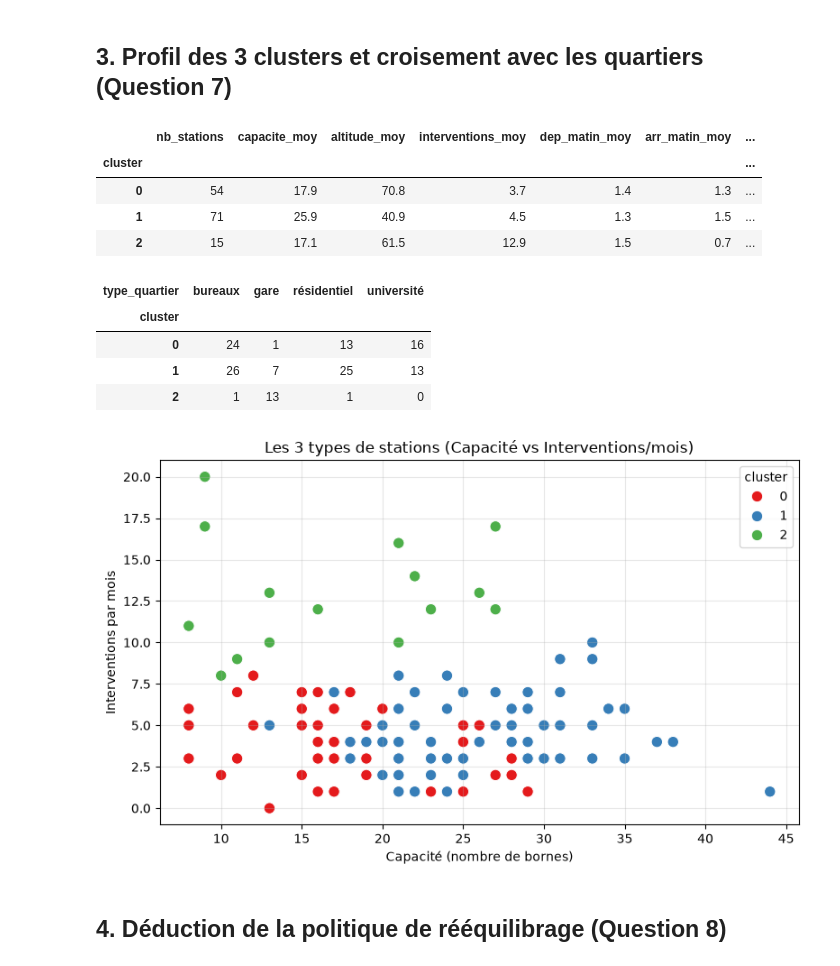
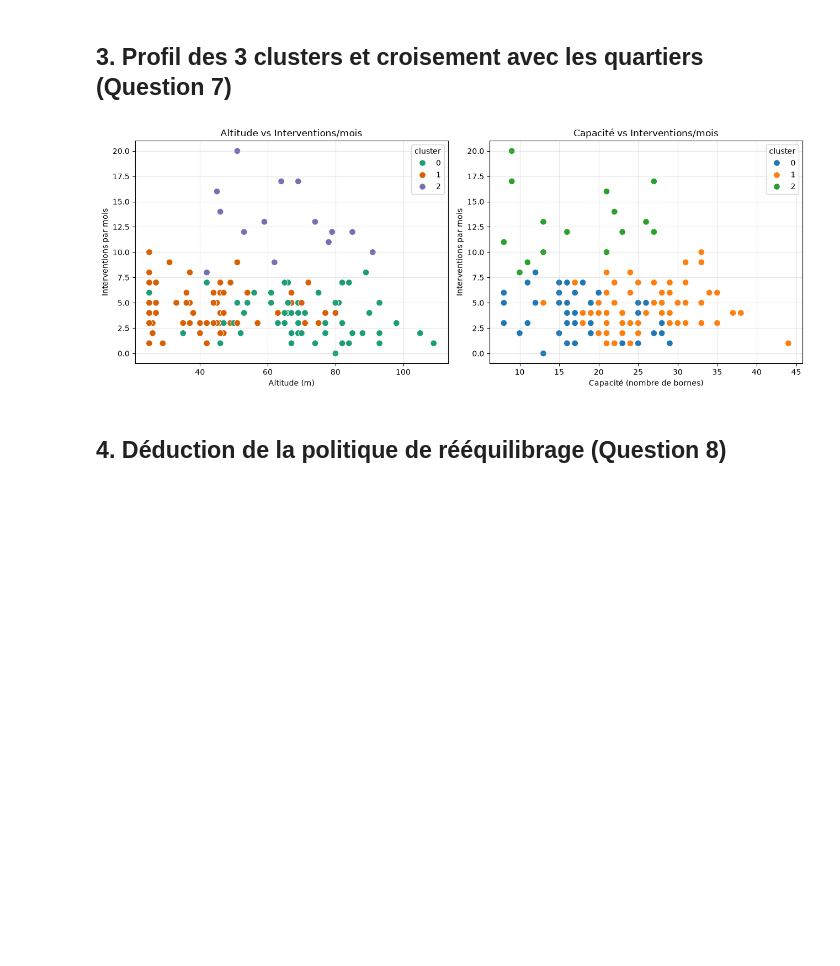
Before and after one commit to 6draps-katia/CityCycle, a Jupyter notebook: notebooks/D_q7_exploration .ipynb, the cells around one changed output. Saved outputs shown, nothing was run; the diff lists cells and outputs as text; code cells hidden in the pictures; blank space fills up the shorter version.

Commit message:
[Q7-Q8]:ajout analyse K-Means, politique de rééquilibrage

```diff
--- a/notebooks/D_q7_exploration .ipynb
+++ b/notebooks/D_q7_exploration .ipynb
@@ -84,49 +182,46 @@ plt.show()
 # %% [markdown]
 ## 3. Profil des 3 clusters et croisement avec les quartiers (Question 7)
 # %%
-df_stations["cluster"] = KMeans(n_clusters=3, n_init=10, random_state=42).fit_predict(X)
-df_profil["cluster"] = df_stations["cluster"].values
+import matplotlib.pyplot as plt
+import seaborn as sns
 
-resume = df_profil.groupby("cluster").agg(
-    nb_stations=("station", "count"),
-    capacite_moy=("capacite", "mean"),
-    altitude_moy=("altitude_m", "mean"),
-    interventions_moy=("interventions_mois", "mean"),
-    dep_matin_moy=("dep_matin", "mean"),
-    arr_matin_moy=("arr_matin", "mean"),
-    taux_vidage_moy=("taux_vidage", "mean"),
-).round(1)
 
-display(resume)
-display(pd.crosstab(df_stations["cluster"], df_stations["type_quartier"]))
+fig, axes = plt.subplots(1, 2, figsize=(13, 5))
 
-plt.figure(figsize=(8, 5))
+# 1. Altitude vs Interventions/mois
+sns.scatterplot(
+    data=df_stations,
+    x="altitude_m",
+    y="interventions_mois",
+    hue="cluster",
+    palette="tab10",
+    s=70,
+    ax=axes[0],
+)
+axes[0].set_title("Altitude vs Interventions/mois")
+axes[0].set_xlabel("Altitude (m)")
+axes[0].set_ylabel("Interventions par mois")
+axes[0].grid(True, alpha=0.3)
+
+# 2. Capacité vs Interventions/mois
 sns.scatterplot(
     data=df_stations,
     x="capacite",
     y="interventions_mois",
     hue="cluster",
-    palette="Set1",
-    s=80,
+    palette="tab10",
+    s=70,
+    ax=axes[1],
 )
-plt.title("Les 3 types de stations (Capacité vs Interventions/mois)")
-plt.xlabel("Capacité (nombre de bornes)")
-plt.ylabel("Interventions par mois")
-plt.grid(True, alpha=0.3)
+axes[1].set_title("Capacité vs Interventions/mois")
+axes[1].set_xlabel("Capacité (nombre de bornes)")
+axes[1].set_ylabel("Interventions par mois")
+axes[1].grid(True, alpha=0.3)
+
 plt.tight_layout()
 plt.show()
 # %% [output]
-|  | nb_stations | capacite_moy | altitude_moy | interventions_moy | dep_matin_moy | arr_matin_moy | ... |
-| cluster |  |  |  |  |  |  | ... |
-| 0 | 54 | 17.9 | 70.8 | 3.7 | 1.4 | 1.3 | ... |
-| 1 | 71 | 25.9 | 40.9 | 4.5 | 1.3 | 1.5 | ... |
-| 2 | 15 | 17.1 | 61.5 | 12.9 | 1.5 | 0.7 | ... |
-| type_quartier | bureaux | gare | résidentiel | université |
-| cluster |  |  |  |  |
-| 0 | 24 | 1 | 13 | 16 |
-| 1 | 26 | 7 | 25 | 13 |
-| 2 | 1 | 13 | 1 | 0 |
-[figure, old version]
+[figure, new version]
 # %% [markdown]
 ## 4. Déduction de la politique de rééquilibrage (Question 8)
 # %%
```
Also changed, not shown: parts of 10 cells of this notebook, 8 other files.
